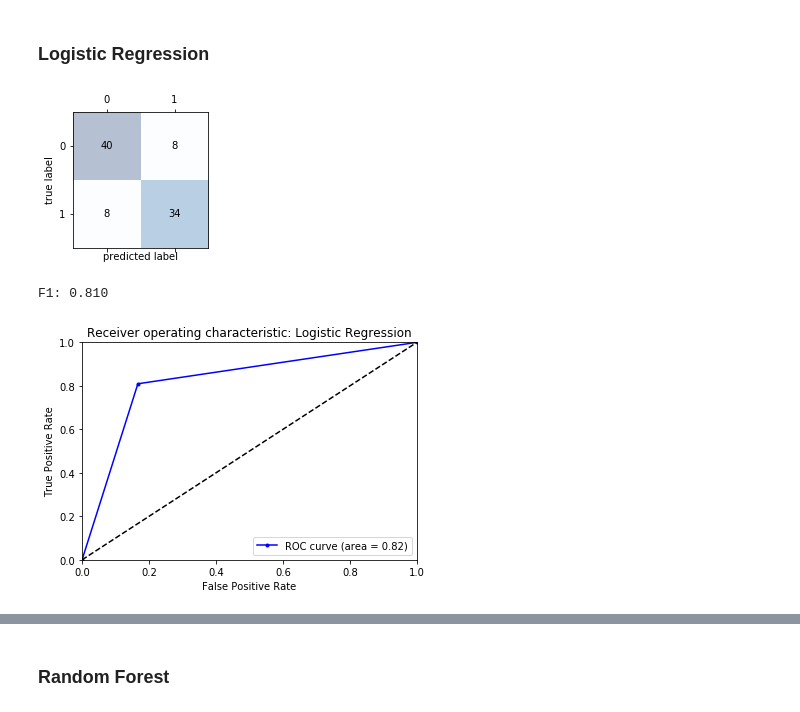
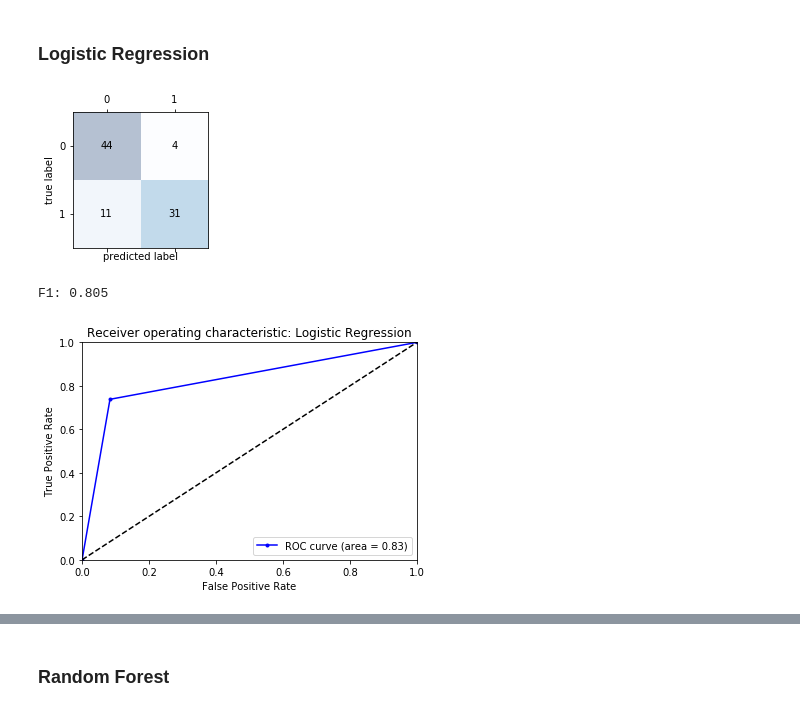
Before and after one commit to rrasheed/Heart-Disease-ML-Classifer, a Jupyter notebook: HeartDisease_Rough.ipynb, the cells around one changed output, grey strips where cells are left out. Drawn from its saved outputs; the diff is of its cells as text; code cells hidden in the pictures.

```diff
--- a/HeartDisease_Rough.ipynb
+++ b/HeartDisease_Rough.ipynb
@@ -171,11 +171,12 @@ X_test = std_scaler.transform(X_test)
 # %% [markdown]
 ## Logistic Regression
 # %%
-from sklearn.linear_model import LogisticRegression
+from sklearn.linear_model import LogisticRegressionCV
 # Delcare the model
-lr = LogisticRegression()
+lrcv = LogisticRegressionCV()
 # Train the model
-lr.fit(X_train, y_train)
+lrcv.fit(X_train, y_train)
+y_predict_lrcv = lrcv.predict(X_test)
 # Print the accuracy
 print('The accuracy of the logistic classifier is: ' + str(lr.score(X_test, y_test)))
 # %% [output]
@@ -326,30 +327,31 @@ def conf_plot(confmat):
 ## RECIEVER OPERATING CURVE ##
 from sklearn.metrics import roc_curve, roc_auc_score
 
-def plot_roc_auc(name, y_pred, color):
+def plot_roc_auc(name, y_pred, color, plot=False):
     fpr, tpr, thresholds = roc_curve(y_test, y_pred)
     auc = roc_auc_score(y_test, y_pred)
-    plt.figure()
-    plt.plot(fpr, tpr, color=color, marker ='.', label='ROC curve (area = %0.2f)' % auc)
-    plt.plot([0, 1], [0, 1], color='black', linestyle='--')
-    plt.xlim([0.0, 1.0])
-    plt.ylim([0.0, 1.0])
-    plt.xlabel('False Positive Rate')
-    plt.ylabel('True Positive Rate')
-    plt.title('Receiver operating characteristic: '+str(name))
-    plt.legend(loc="lower right")
-    plt.show()
+    if plot == True:
+        plt.figure()
+        plt.plot(fpr, tpr, color=color, marker ='.', label='ROC curve (area = %0.2f)' % auc)
+        plt.plot([0, 1], [0, 1], color='black', linestyle='--')
+        plt.xlim([0.0, 1.0])
+        plt.ylim([0.0, 1.0])
+        plt.xlabel('False Positive Rate')
+        plt.ylabel('True Positive Rate')
+        plt.title('Receiver operating characteristic: '+str(name))
+        plt.legend(loc="lower right")
+        plt.show()
 # %% [markdown]
 ### Logistic Regression
 # %%
-y_predict_lr = lr.predict(X_test)
-confmat_lr = confusion_matrix(y_true = y_test, y_pred=y_predict_lr)
-conf_plot(confmat_lr)
-print('F1: %.3f' % f1_score(y_true=y_test,y_pred=y_predict_lr))
+y_pred_lrcv = lrcv.predict(X_test)
+confmat_lrcv = confusion_matrix(y_true = y_test, y_pred=y_pred_lrcv)
+conf_plot(confmat_lrcv)
+print('F1: %.3f' % f1_score(y_true=y_test,y_pred=y_pred_lrcv))
 # %% [output]
 [figure]
-F1: 0.810
+F1: 0.805
 # %%
-plot_roc_auc('Logistic Regression', y_predict_lr, color='blue')
+plot_roc_auc('Logistic Regression', y_pred_lrcv, color='blue', plot = True)
 # %% [output]
-[figure, old version]
+[figure, new version]
```
Also changed, not shown: parts of 4 cells of this notebook.
